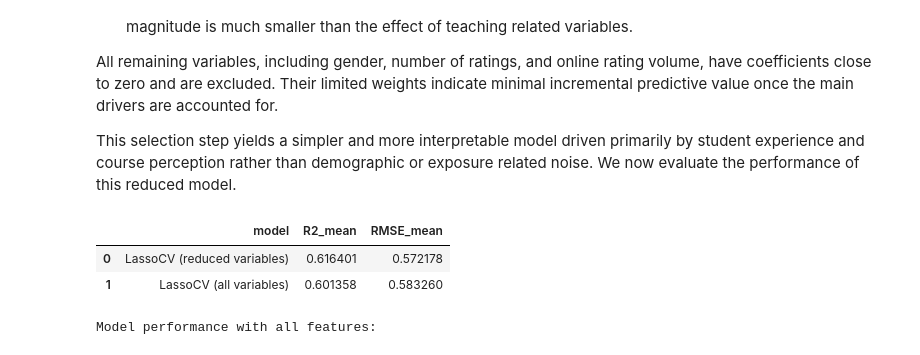
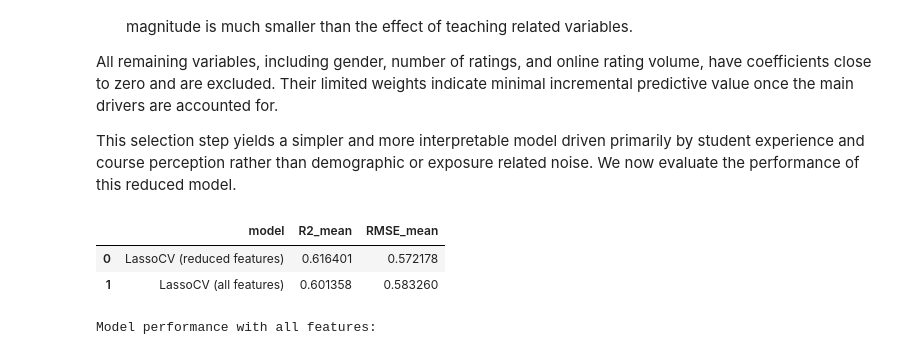
Before and after one commit to NBeibarys/CapstoneProject-Assessing-Professor-Effectiveness-APE--Using-Python, a Jupyter notebook: analyses/analyses.ipynb, the cells around one changed output. Saved outputs shown, nothing was run; the diff lists cells and outputs as text; code cells hidden in the pictures.

```diff
--- a/analyses/analyses.ipynb
+++ b/analyses/analyses.ipynb
@@ -1509,17 +1563,14 @@ cv_results_raw_7 = cross_validate(
 )
 
 # results
-cv_results_7 = {
+cv_results_7 = [{
+    "model": "LassoCV (all features)",
     "R2_mean": cv_results_raw_7["test_r2"].mean(),
     "RMSE_mean": (-cv_results_raw_7["test_neg_root_mean_squared_error"]).mean()
-}
+}]
 
 # save to dataframe for comparison later
-compare_models_q7_df = pd.DataFrame([{
-    "model": "LassoCV (all variables)",
-    "R2_mean": cv_results_7["R2_mean"],
-    "RMSE_mean": cv_results_7["RMSE_mean"]
-}])
+compare_models_q7_df = pd.DataFrame(cv_results_7).sort_values("RMSE_mean").reset_index(drop = True)
 
 # check
 compare_models_q7_df
@@ -1620,11 +1670,11 @@ All remaining variables, including gender, number of ratings, and online rating
 This selection step yields a simpler and more interpretable model driven primarily by student experience and course perception rather than demographic or exposure related noise. We now evaluate the performance of this reduced model.
 # %%
 # select features with |weight| >= 0.05
-selected_features = [
-  'would_take_again',
-  'average_difficulty',
-  'received_a_pepper'
-]
+selected_features = (
+weights_df_7
+.loc[weights_df_7["weight"].abs() >= 0.05, "tag"]
+.tolist()
+)
 
 # reduce training data
 x_train_reduced_7 = x_train_7[selected_features]
@@ -1641,48 +1691,41 @@ pipeline_q7_reduced = Pipeline([
                            weights= 'uniform',
                            add_indicator= False)),
     ("scaler", StandardScaler()),
     ("model", LassoCV(
         cv = cv,
         random_state = n_number,
         alphas = 100,
         max_iter= 10000
     ))
 ])
 
 # run cross-validation
 cv_results_raw_7_reduced = cross_validate(
     pipeline_q7_reduced,
     x_train_reduced_7,
     y_train_7,
     cv=cv,
     scoring=("r2", "neg_root_mean_squared_error"),
     return_train_score=False,
     return_estimator = True
 )
 
 # save results
-cv_results_7_reduced = {
+cv_results_7.append({
+    "model": "LassoCV (reduced features)",
     "R2_mean": cv_results_raw_7_reduced["test_r2"].mean(),
-    "RMSE_mean": (-cv_results_raw_7_reduced["test_neg_root_mean_squared_error"]).mean()
-}
+    "RMSE_mean": (-cv_results_raw_7_reduced["test_neg_root_mean_squared_error"]).mean()}
+)
 
-# append to comparison dataframe
-compare_models_q7_df = pd.concat([
-    compare_models_q7_df,
-    pd.DataFrame([{
-        "model": "LassoCV (reduced variables)",
-        "R2_mean": cv_results_7_reduced["R2_mean"],
-        "RMSE_mean": cv_results_7_reduced["RMSE_mean"]
-    }])
-], ignore_index=True).sort_values(by = "RMSE_mean",
-                                  ascending = True).reset_index(drop = True)
+# create dataframe
+compare_models_q7_df = pd.DataFrame(cv_results_7).sort_values(by = "RMSE_mean").reset_index(drop = True)
 
 # check results
 compare_models_q7_df
 # %% [output]
 |  | model | R2_mean | RMSE_mean |
-| 0 | LassoCV (reduced variables) | 0.616401 | 0.572178 |
-| 1 | LassoCV (all variables) | 0.601358 | 0.583260 |
+| 0 | LassoCV (reduced features) | 0.616401 | 0.572178 |
+| 1 | LassoCV (all features) | 0.601358 | 0.583260 |
 # %%
 print("Model performance with all features:\n")
 # check the model on test data
```
Also changed, not shown: parts of 123 cells of this notebook.
